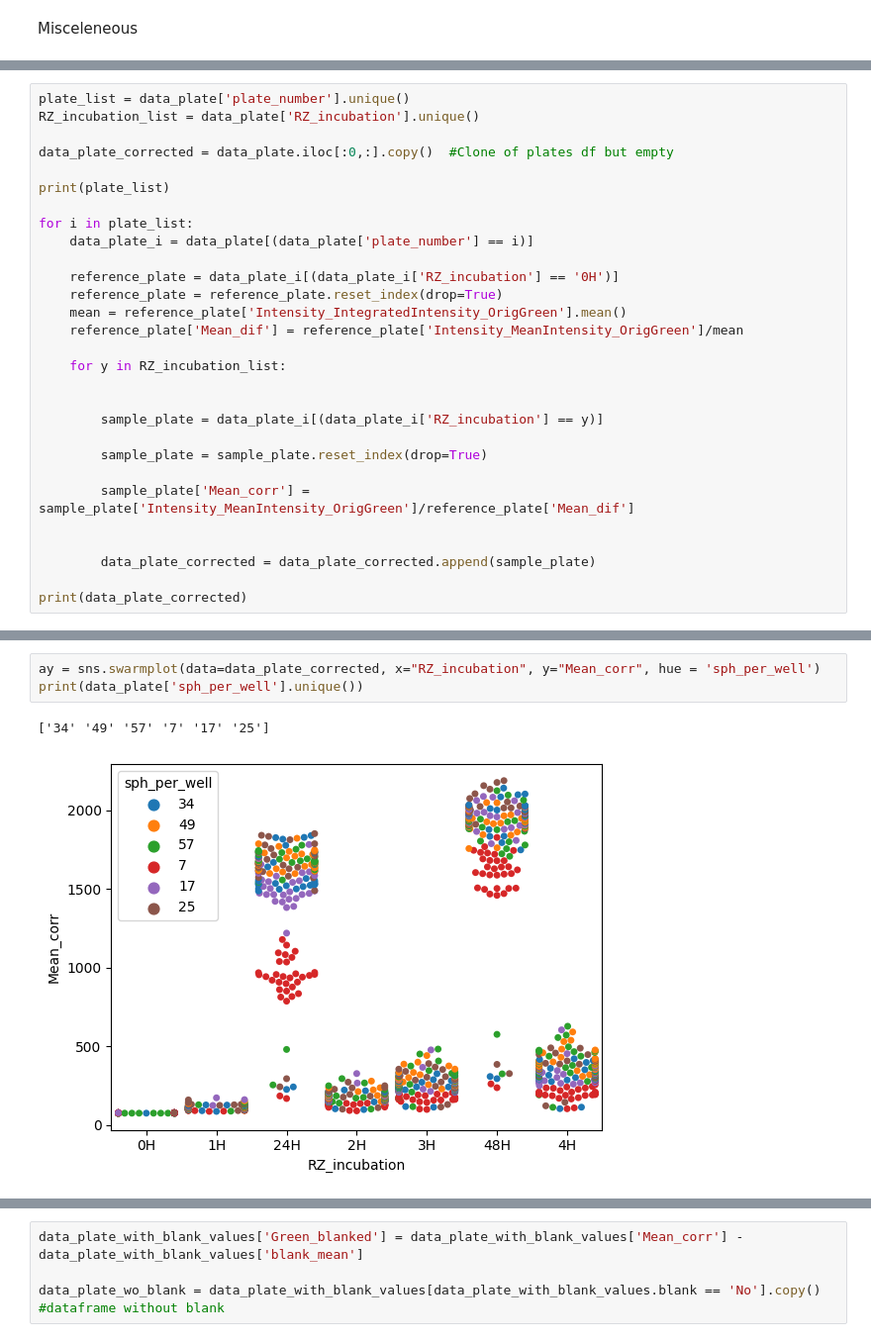
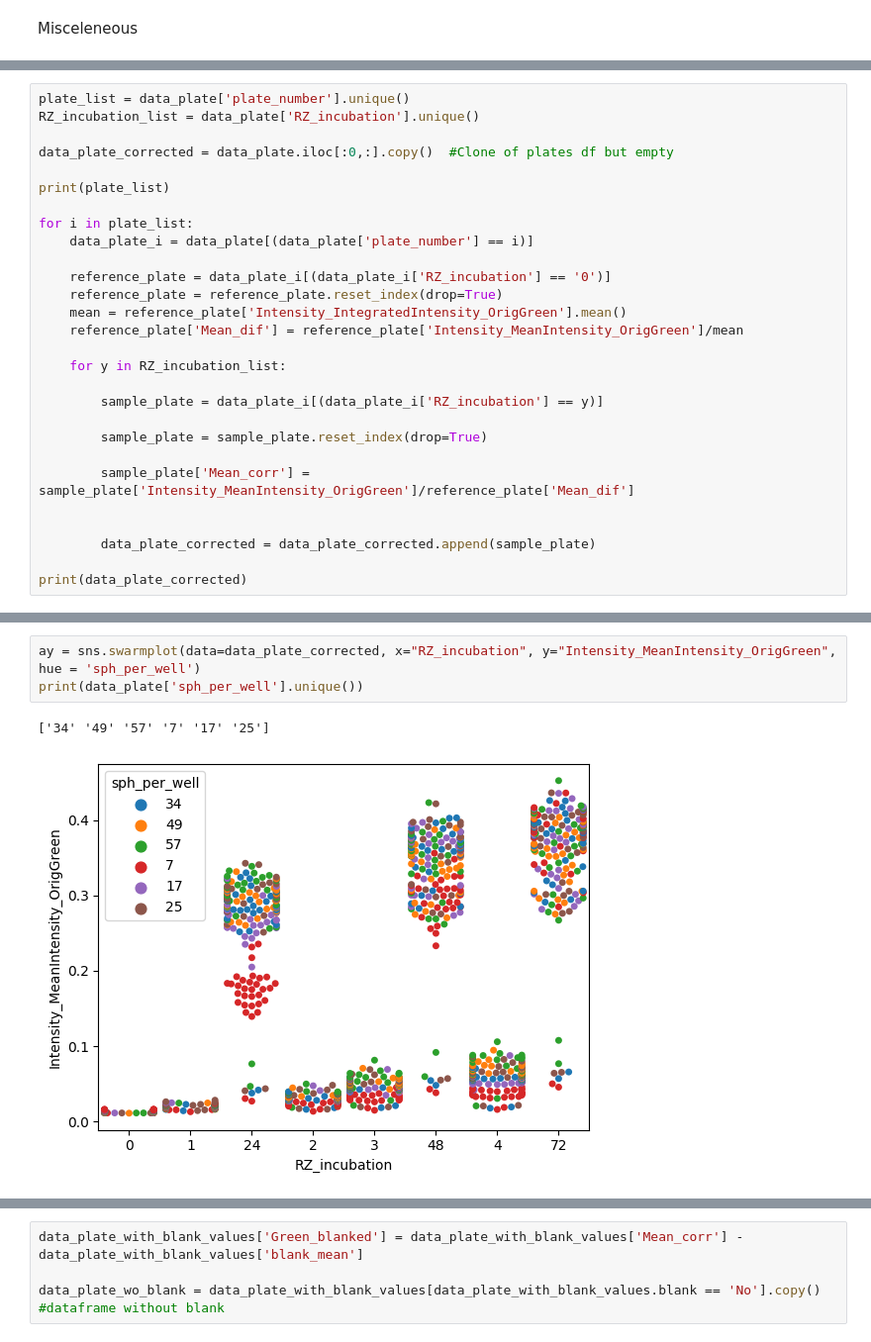
Before and after one commit to arteys/Resazurin_ChemiDoc, a Jupyter notebook: RZ_reference_plate SPH number.ipynb, the cells around one changed output, grey strips where cells are left out. Shown: that part at 99% size. Saved outputs shown, nothing was run; the diff lists cells and outputs as text.

```diff
--- a/RZ_reference_plate SPH number.ipynb
+++ b/RZ_reference_plate SPH number.ipynb
@@ -138,13 +135,12 @@ print(plate_list)
 for i in plate_list:
     data_plate_i = data_plate[(data_plate['plate_number'] == i)]
 
-    reference_plate = data_plate_i[(data_plate_i['RZ_incubation'] == '0H')]
+    reference_plate = data_plate_i[(data_plate_i['RZ_incubation'] == '0')]
     reference_plate = reference_plate.reset_index(drop=True)
     mean = reference_plate['Intensity_IntegratedIntensity_OrigGreen'].mean()
     reference_plate['Mean_dif'] = reference_plate['Intensity_MeanIntensity_OrigGreen']/mean
 
     for y in RZ_incubation_list:
-
 
         sample_plate = data_plate_i[(data_plate_i['RZ_incubation'] == y)]
 
@@ -177,9 +173,9 @@ print(data_plate_corrected)
 # %%
-ay = sns.swarmplot(data=data_plate_corrected, x="RZ_incubation", y="Mean_corr", hue = 'sph_per_well')
+ay = sns.swarmplot(data=data_plate_corrected, x="RZ_incubation", y="Intensity_MeanIntensity_OrigGreen", hue = 'sph_per_well')
 print(data_plate['sph_per_well'].unique())
 # %% [output]
 ['34' '49' '57' '7' '17' '25']
-[figure, old version]
+[figure, new version]
 # %%
 blank_array = []
 
```
Also changed, not shown: parts of 11 cells of this notebook, 1 other file.
